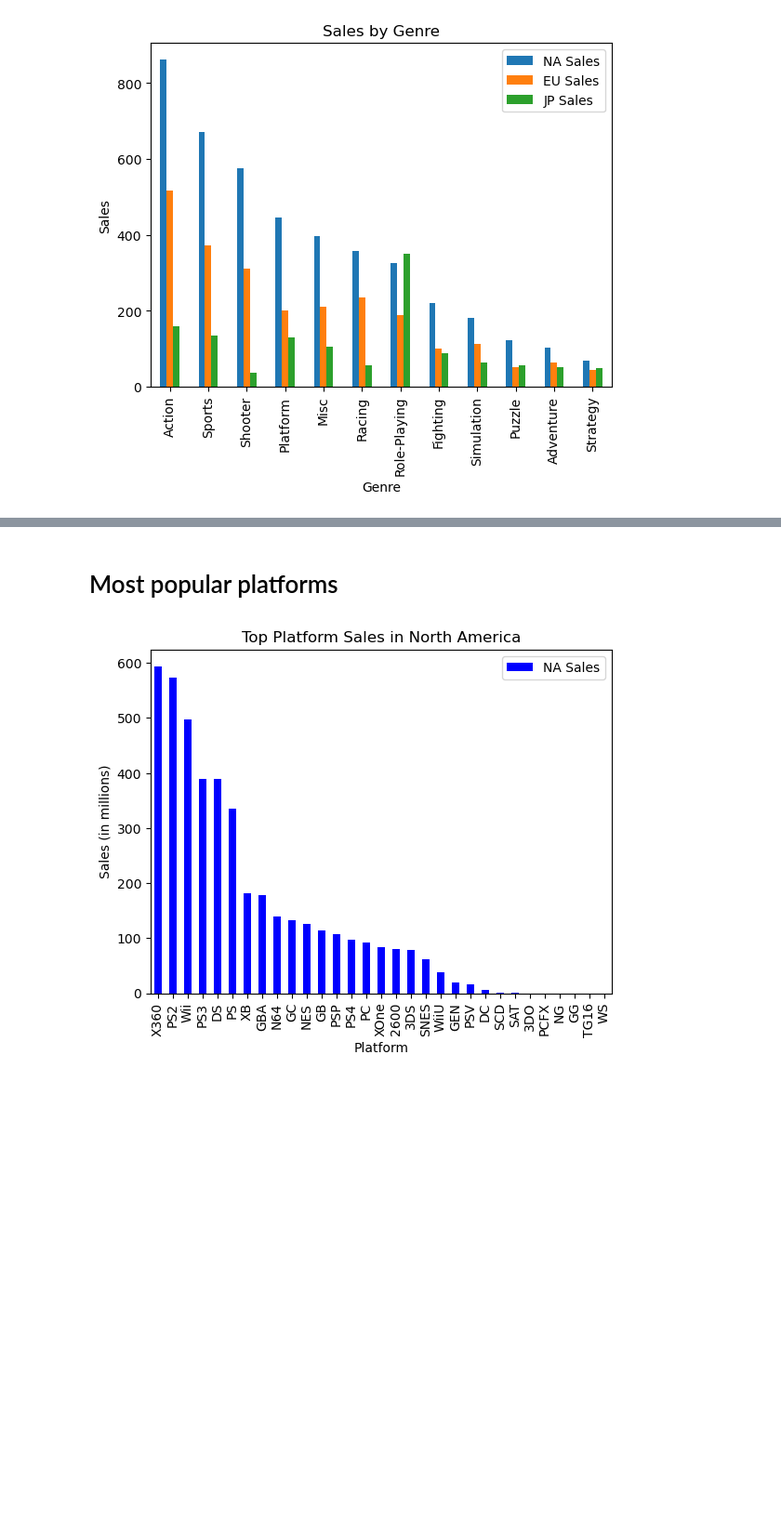
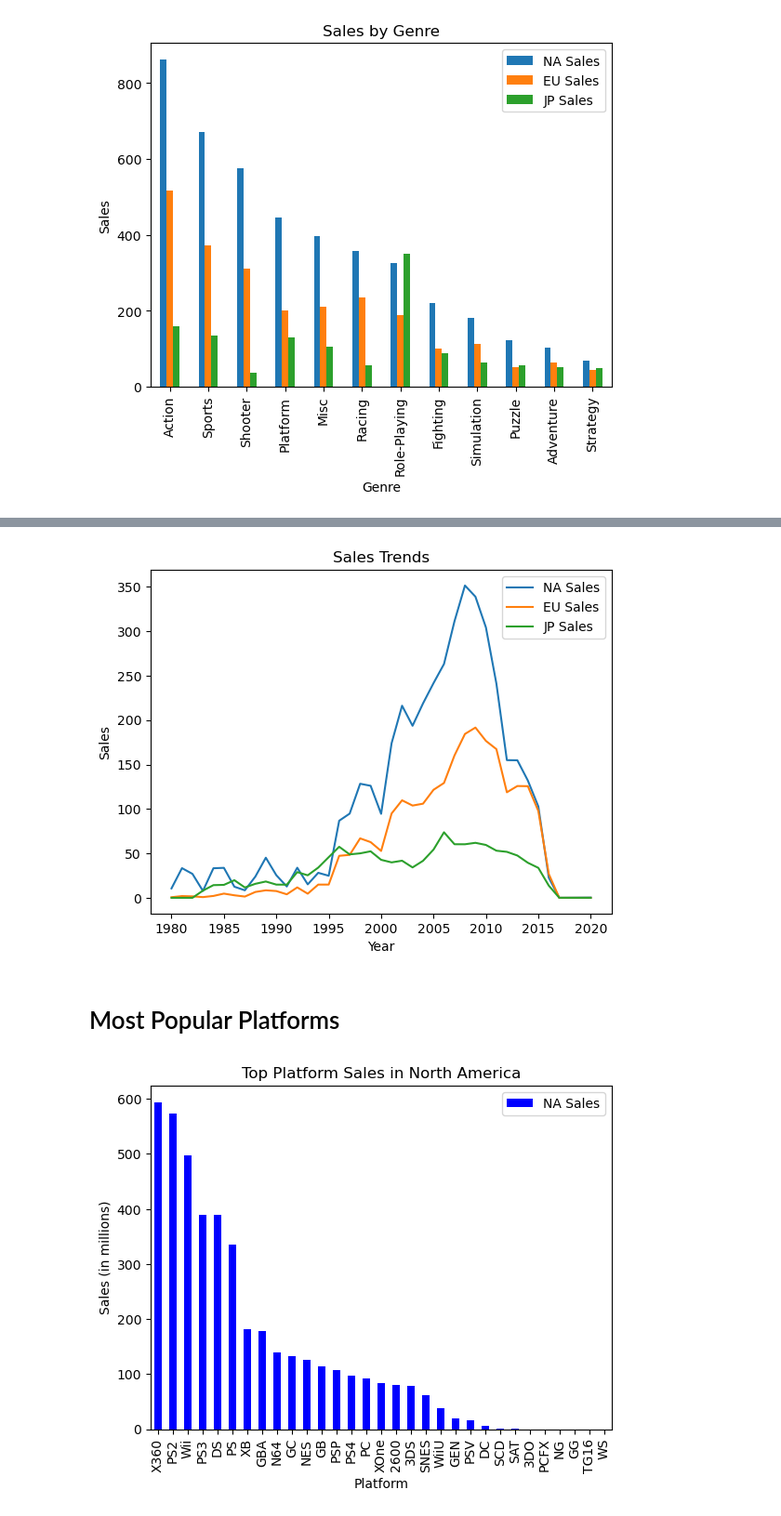
Before and after one commit to imanmalih/Project-One, a Jupyter notebook: VideoGames.ipynb, the cells around one changed output, grey strips where cells are left out. Shown at 93% size. Saved outputs shown, nothing was run; the diff lists cells and outputs as text; code cells hidden in the pictures; blank space fills up the shorter version.

```diff
--- a/VideoGames.ipynb
+++ b/VideoGames.ipynb
@@ -125,2 +125,4 @@ plt.show()
 # %%
 #code
+sales_trend = clean_data.groupby('Year')[['NA Sales', 'EU Sales', 'JP Sales']].sum()
+sales_trend.head()
@@ -127,7 +137,15 @@ plt.show()
 # %%
 #graph (line graph)
+#sales_trend=sales_trend.sort_values(by="NA Sales", ascending= False)
+sales_trend.plot(kind='line')
+plt.title("Sales Trends")
+plt.xlabel("Year")
+plt.ylabel("Sales")
+plt.show()
+# %% [output]
+[figure, added]
 # %% [markdown]
-# Most popular platforms
+# Most Popular Platforms
 # %%
 NAsales_by_platform=clean_data.groupby('Platform')[['NA Sales']].sum()
 # %%
```
Also changed, not shown: parts of 9 cells of this notebook.
